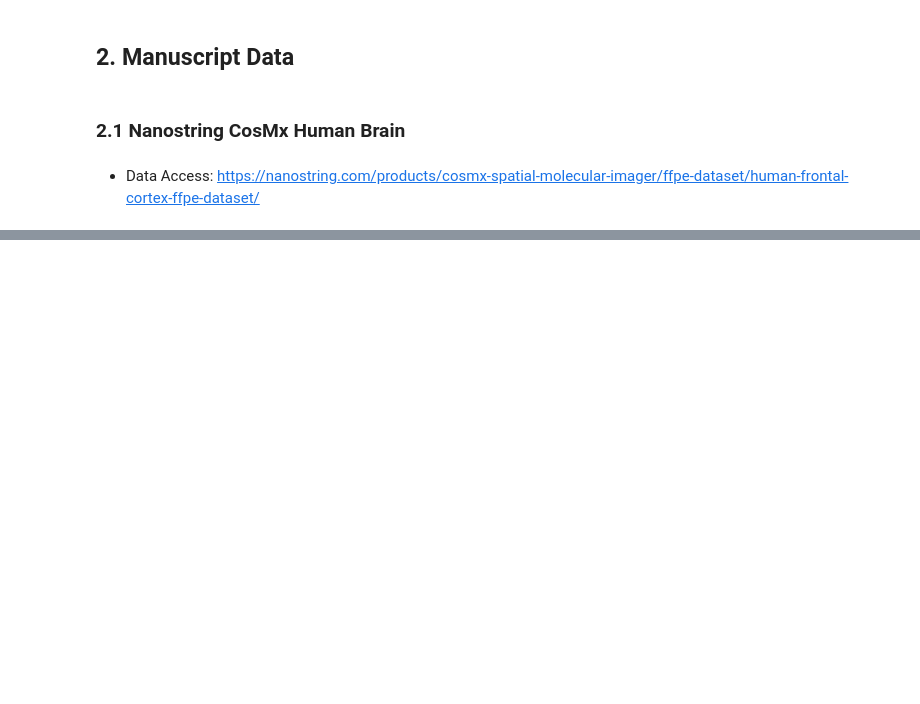
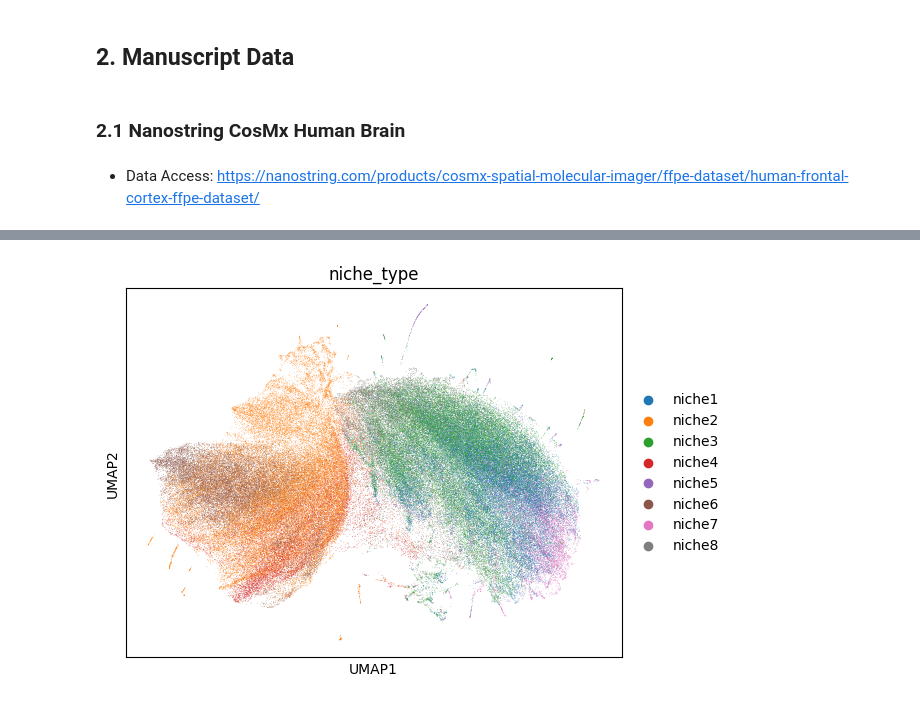
Before and after one commit to Lotfollahi-lab/terra-reproducibility, a Jupyter notebook: notebooks/data_preparation.ipynb, the cells around one changed output, grey strips where cells are left out. Saved outputs shown, nothing was run; the diff lists cells and outputs as text; code cells hidden in the pictures; blank space fills up the shorter version.

```diff
--- a/notebooks/data_preparation.ipynb
+++ b/notebooks/data_preparation.ipynb
@@ -130,0 +173,6 @@ sq.pl.spatial_scatter(adata, color="cell_type", shape=None)
+# %%
+# Visualize niche types in neighborhood-count-based UMAP space
+sc.pl.umap(adata,
+           color=["niche_type"])
+# %% [output]
+[figure, added]
```
Also changed, not shown: parts of 18 cells of this notebook.
